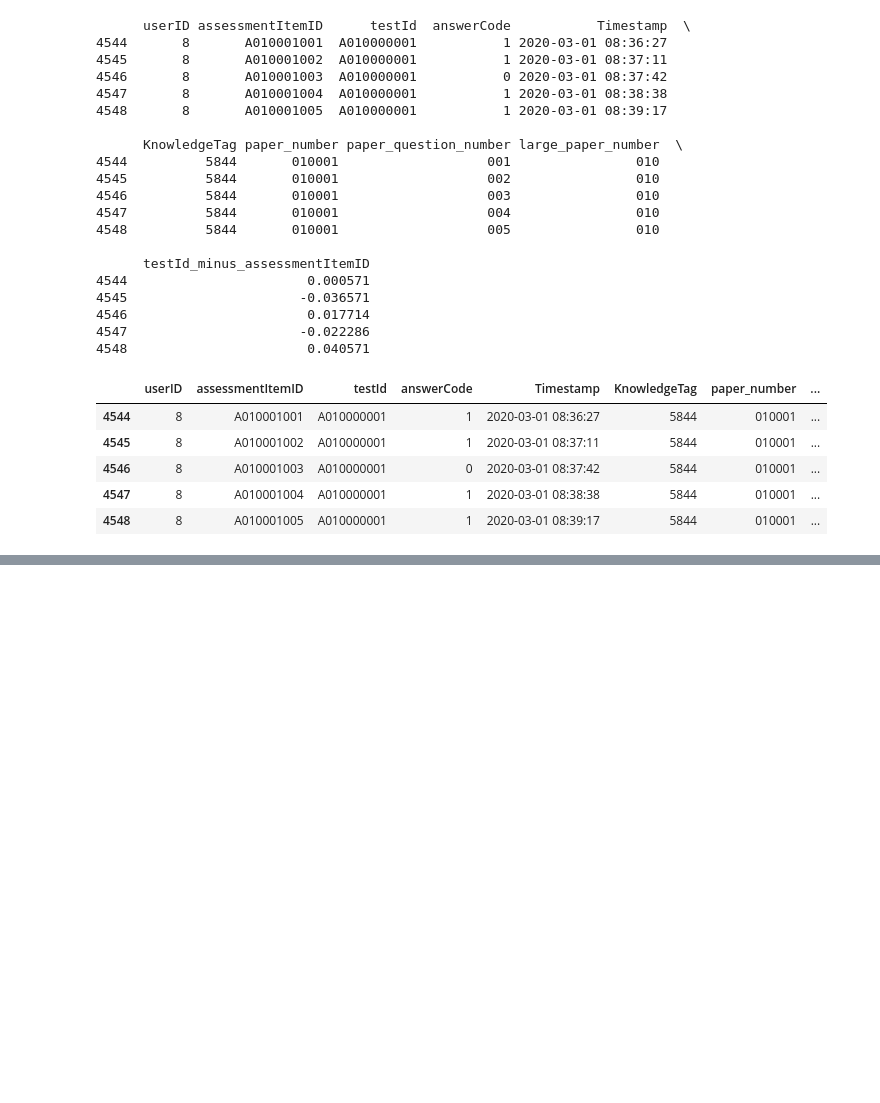
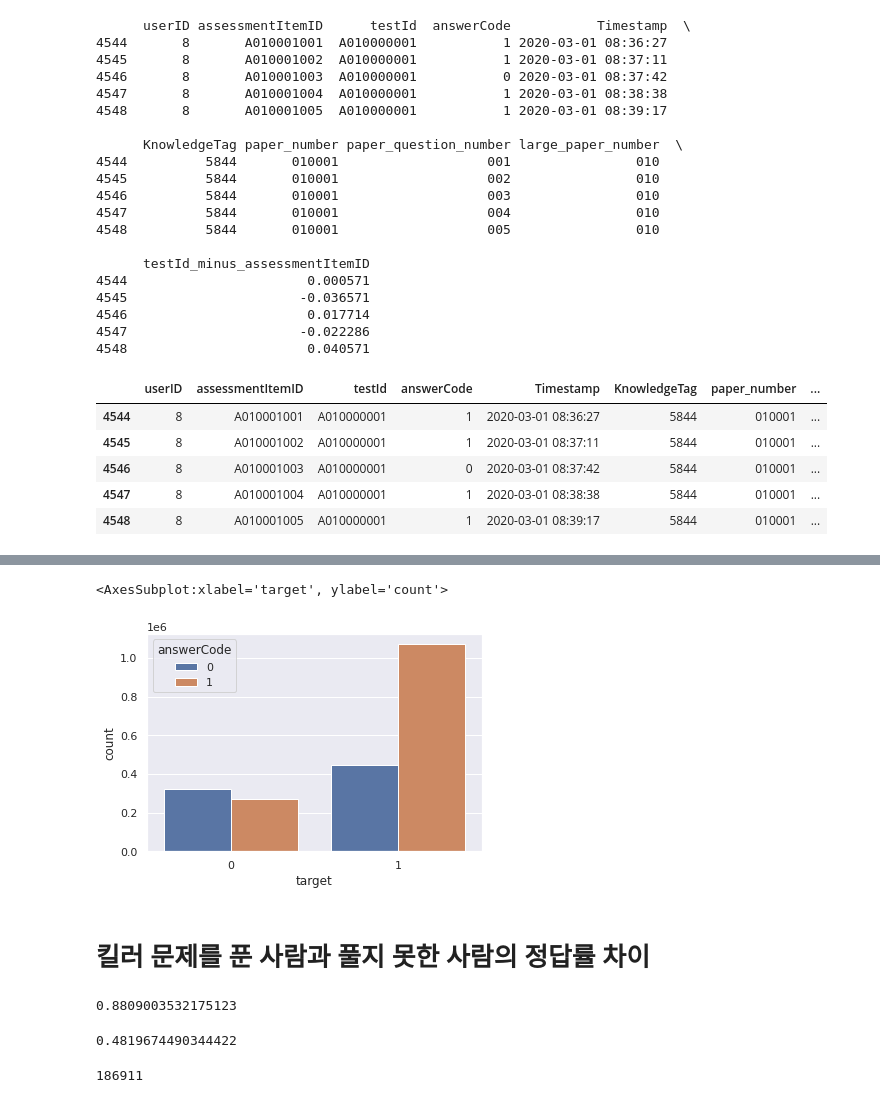
Before and after one commit to boostcampaitech3/level2-dkt-level2-recsys-05, a Jupyter notebook: EDA/EDA-SeongBeom.ipynb, the cells around one changed output, grey strips where cells are left out. Cells and saved outputs as stored; diff of their text form; code cells hidden in the pictures; blank space fills up the shorter version.

```diff
--- a/EDA/EDA-SeongBeom.ipynb
+++ b/EDA/EDA-SeongBeom.ipynb
@@ -492,0 +583,26 @@ df
+# %%
+a = df[~(df['diff_Timestamp_total_seconds'].isna())]
+a = a[a['answerCode'] != -1]
+# %%
+assessmentItemID2diff_Timestamp_total_seconds = {}
+
+assessmentItemID_df = a.groupby('assessmentItemID')
+for assessmentItemID, g_df in assessmentItemID_df:
+    assessmentItemID2diff_Timestamp_total_seconds[assessmentItemID] = g_df['diff_Timestamp_total_seconds'].quantile(0.25)
+# %%
+def get_bi(x):
+    # quantile(0.25) 보다 풀이 시간이 긴 사람
+    if assessmentItemID2diff_Timestamp_total_seconds[x['assessmentItemID']] < x['diff_Timestamp_total_seconds']:
+        return 1
+    # quantile(0.25) 보다 풀이 시간이 짧거나 같은 사람
+    else:
+        return 0
+
+a['target'] = a.apply(lambda x : get_bi(x), axis = 1)
+# %%
+sns.countplot(data = a, x = 'target', hue = 'answerCode')
+# %% [output]
+<AxesSubplot:xlabel='target', ylabel='count'>
+[figure, added]
+# %% [markdown]
+# 킬러 문제를 푼 사람과 풀지 못한 사람의 정답률 차이
@@ -492,0 +638,12 @@ df
+# %%
+kill_answer / kill_answer_user
+# %% [output]
+0.8809003532175123
+# %%
+kill_not_answer / kill_not_answer_user
+# %% [output]
+0.4819674490344422
+# %%
+kill_answer_user
+# %% [output]
+186911
```
Also changed, not shown: parts of 11 cells of this notebook, 1 other file.
